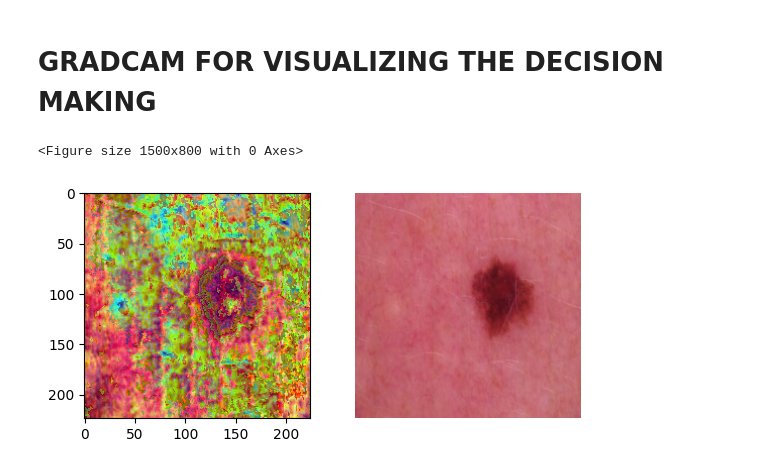
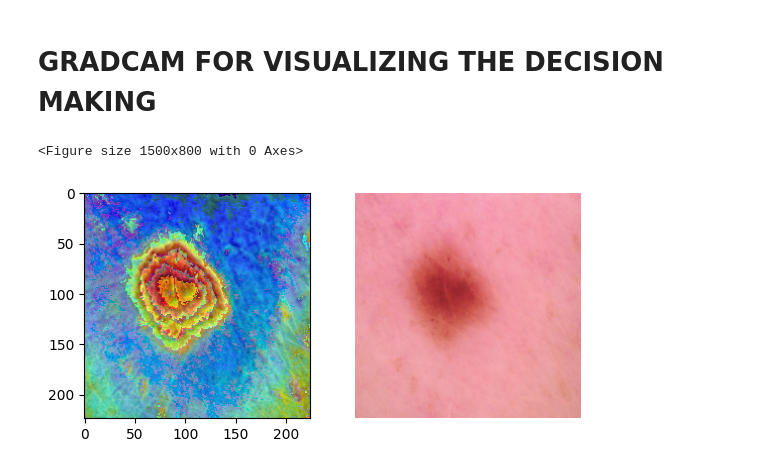
Before and after one commit to Razvan183/Skin-Cancer-Detection, a Jupyter notebook: SKINCANCER.ipynb, the cells around one changed output. Drawn from its saved outputs; the diff is of its cells as text; code cells hidden in the pictures.

```diff
--- a/SKINCANCER.ipynb
+++ b/SKINCANCER.ipynb
@@ -515,32 +517,32 @@ device = torch.device("cuda" if torch.cuda.is_available() else "cpu")
 model = model.to(device)
 
 # Define the target layer
 target_layer = model.conv2  # Replace with the correct layer in your model
 
 # Initialize Grad-CAM
 grad_cam = GradCAM(model, target_layer)
 
 # Prepare the image tensor
-new_image = test_dataset[82][0]
+new_image = test_dataset[72][0]
 image_tensor = new_image.unsqueeze(0).to(device)  # Add batch dimension and move to device
 
 # Generate Grad-CAM heatmap
 heatmap = grad_cam.generate(image_tensor)
 
 # Convert tensor to numpy image for visualization
 image_numpy = image_tensor.squeeze().permute(1, 2, 0).cpu().detach().numpy()
 image_numpy = (image_numpy * 255).astype(np.uint8)
 
 # Overlay heatmap on the original image
 overlayed_image = overlay_heatmap(heatmap, image_numpy)
 
 # Display the image
 plt.figure(figsize=(15,8))
 f, axarr = plt.subplots(1,2)
 axarr[0].imshow(overlayed_image)
 axarr[1].imshow(np.transpose(inverse_normalize(new_image, mean, std), (1, 2, 0)))
 plt.axis('off')
 plt.show()
 # %% [output]
 <Figure size 1500x800 with 0 Axes>
-[figure, old version]
+[figure, new version]
```
Also changed, not shown: parts of 5 cells of this notebook.
